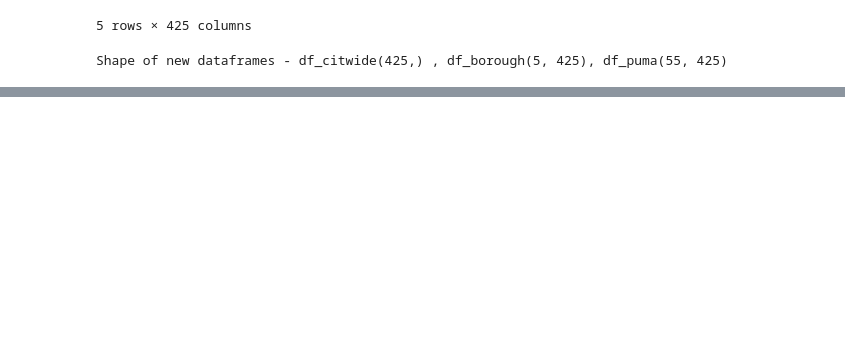
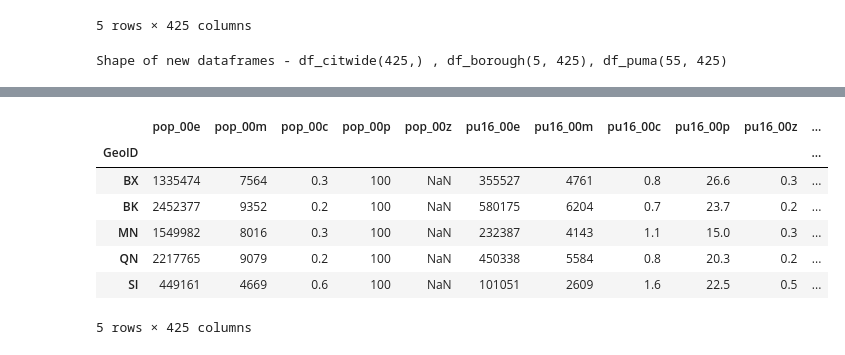
Before and after one commit to NYCPlanning/db-equitable-development-tool, a Jupyter notebook: notebooks/decennial_census_exploratory.ipynb, the cells around one changed output, grey strips where cells are left out. Drawn from its saved outputs; the diff is of its cells as text; code cells hidden in the pictures; blank space fills up the shorter version.

```diff
--- a/notebooks/decennial_census_exploratory.ipynb
+++ b/notebooks/decennial_census_exploratory.ipynb
@@ -159,0 +153,2 @@ NameError: name 'geo_rename_test' is not defined
+# %%
+pd.set_option('display.max_columns', 100)
@@ -159,0 +181,13 @@ NameError: name 'geo_rename_test' is not defined
+# %%
+df_borough.columns = map(str.lower, df_borough.columns)
+# %%
+df_borough.head()
+# %% [output]
+|  | pop_00e | pop_00m | pop_00c | pop_00p | pop_00z | pu16_00e | pu16_00m | pu16_00c | pu16_00p | pu16_00z | ... |
+| GeoID |  |  |  |  |  |  |  |  |  |  | ... |
+| BX | 1335474 | 7564 | 0.3 | 100 | NaN | 355527 | 4761 | 0.8 | 26.6 | 0.3 | ... |
+| BK | 2452377 | 9352 | 0.2 | 100 | NaN | 580175 | 6204 | 0.7 | 23.7 | 0.2 | ... |
+| MN | 1549982 | 8016 | 0.3 | 100 | NaN | 232387 | 4143 | 1.1 | 15.0 | 0.3 | ... |
+| QN | 2217765 | 9079 | 0.2 | 100 | NaN | 450338 | 5584 | 0.8 | 20.3 | 0.2 | ... |
+| SI | 449161 | 4669 | 0.6 | 100 | NaN | 101051 | 2609 | 1.6 | 22.5 | 0.5 | ... |
+5 rows × 425 columns
```
Also changed, not shown: parts of 26 cells of this notebook, 2 other files.
